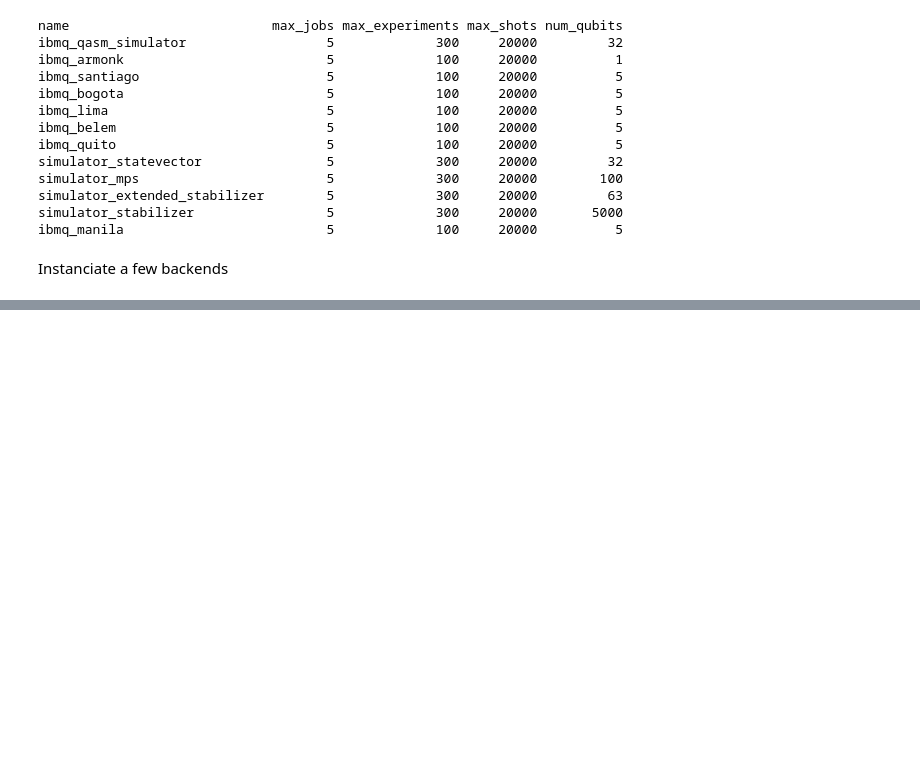
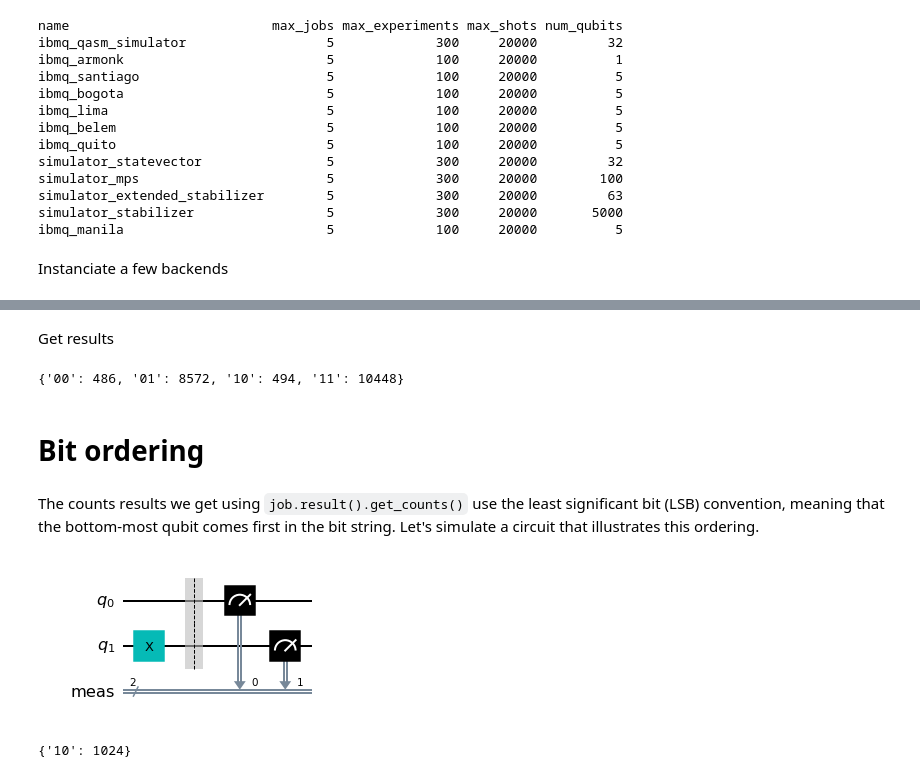
Before and after one commit to lhugens/quantum-computing, a Jupyter notebook: qiskit.ipynb, the cells around one changed output, grey strips where cells are left out. Saved outputs shown, nothing was run; the diff lists cells and outputs as text; code cells hidden in the pictures; blank space fills up the shorter version.

```diff
--- a/qiskit.ipynb
+++ b/qiskit.ipynb
@@ -79,0 +110,22 @@ qc.draw()
+# %% [markdown]
+Get results
+# %%
+print(job.result().get_counts())
+# %% [output]
+{'00': 486, '01': 8572, '10': 494, '11': 10448}
+# %% [markdown]
+# Bit ordering
+# %% [markdown]
+The counts results we get using `job.result().get_counts()` use the least significant bit (LSB) convention, meaning that the bottom-most qubit comes first in the bit string. Let's simulate a circuit that illustrates this ordering.
+# %%
+qc = QuantumCircuit(2)
+qc.x(1)
+qc.measure_all()
+qc.draw()
+# %% [output]
+[figure, added]
+# %%
+job = execute(qc, backend=backend_sim)
+print(job.result().get_counts())
+# %% [output]
+{'10': 1024}
```
Also changed, not shown: parts of 21 cells of this notebook.
